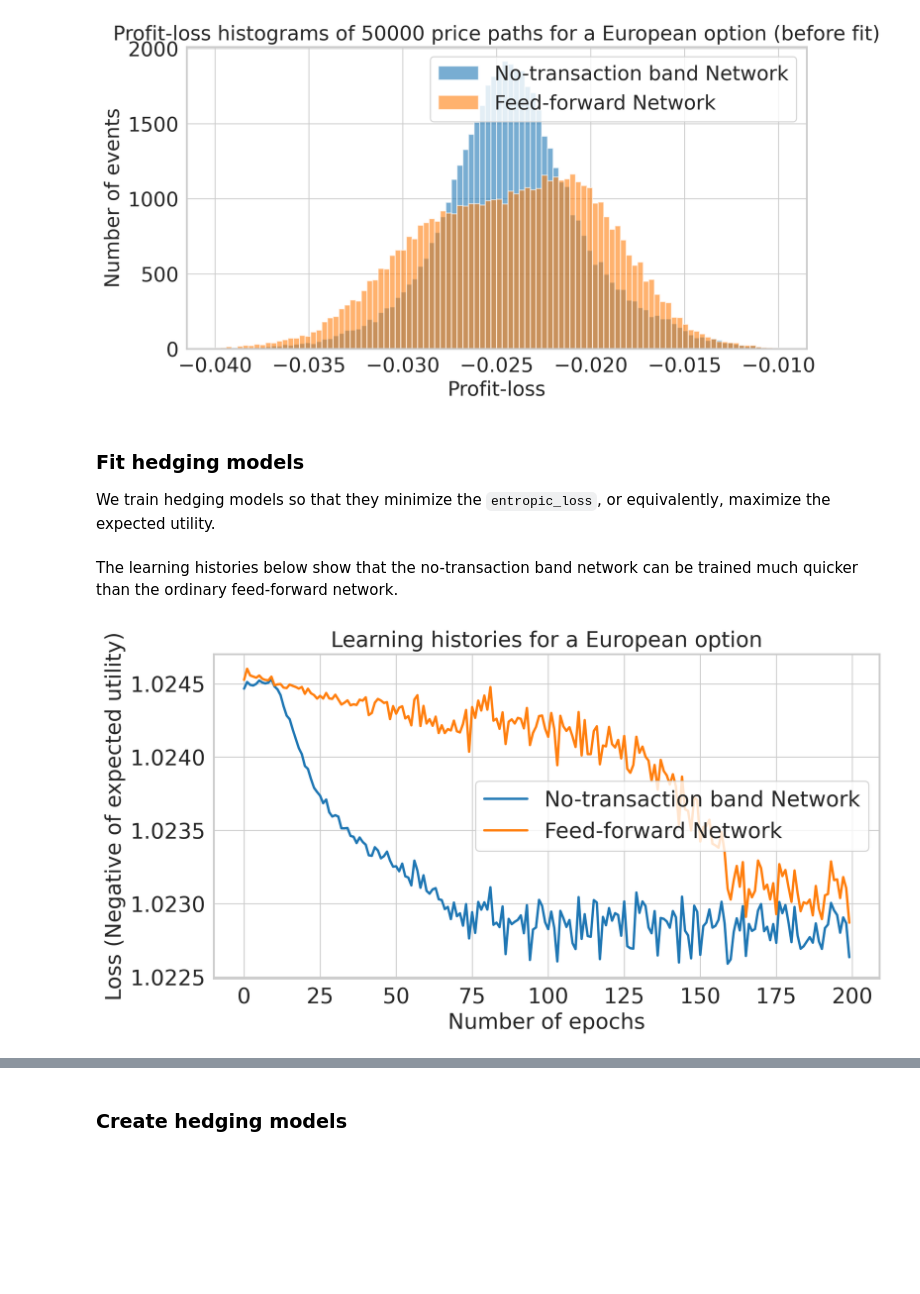
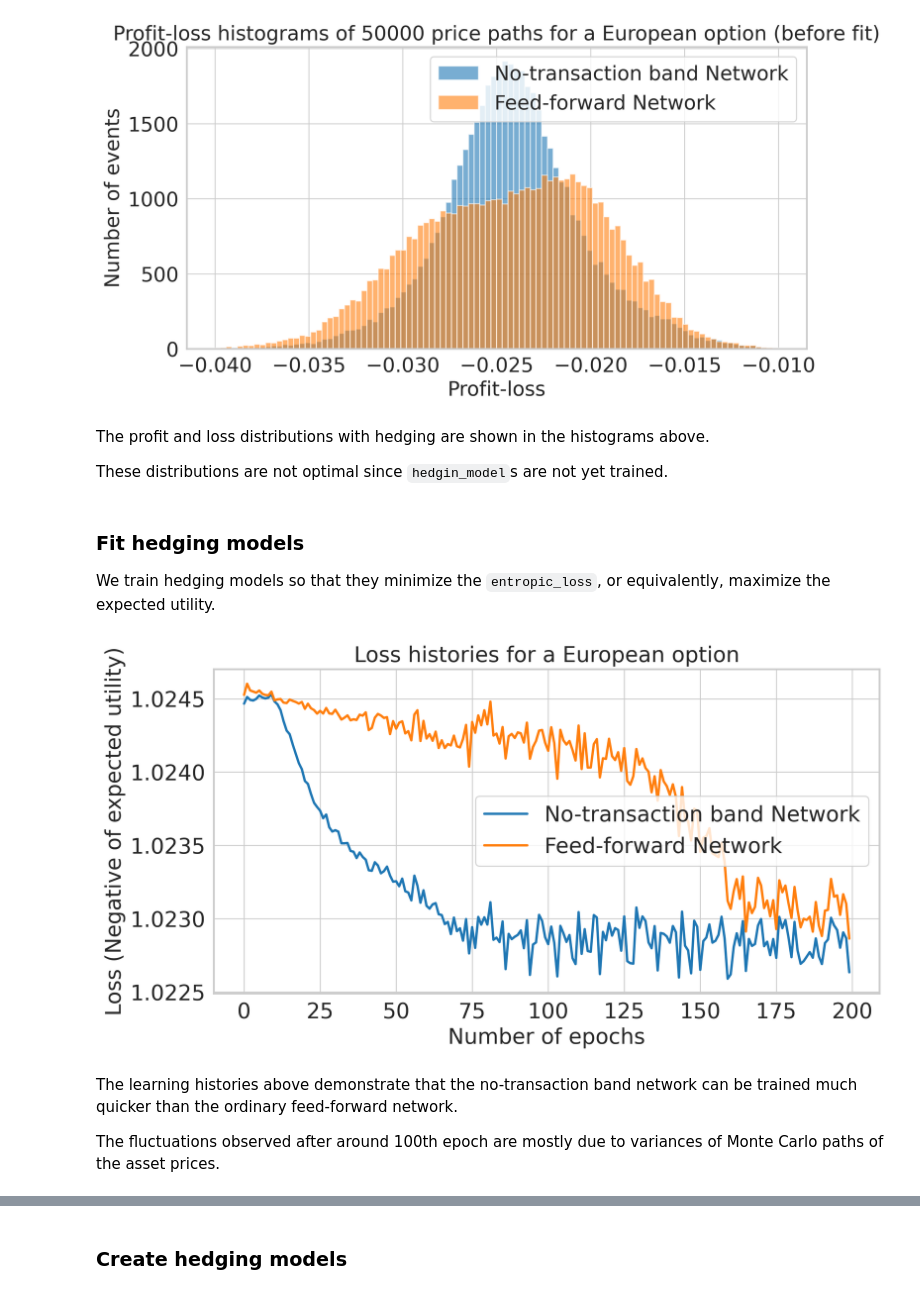
Before and after one commit to pfnet-research/NoTransactionBandNetwork, a Jupyter notebook: main.ipynb, the cells around one changed output, grey strips where cells are left out. Drawn from its saved outputs; the diff is of its cells as text; code cells hidden in the pictures; blank space fills up the shorter version.

```diff
--- a/main.ipynb
+++ b/main.ipynb
@@ -258,6 +281,10 @@ plt.legend()
 plt.show()
 # %% [output]
 [figure]
+# %% [markdown]
+The profit and loss distributions with hedging are shown in the histograms above.
+
+These distributions are not optimal since `hedgin_model`s are not yet trained.
 # %% [markdown]
 ### Fit hedging models
 
@@ -285,41 +312,43 @@ def fit(
 
     Returns
     -------
-    history : list[float]
-        Training history.
+    loss_history : list[float]
+        History of training loss.
     """
     optim = Adam(hedging_model.parameters())
 
-    history = []
-    iterations = tqdm(range(n_epochs))
+    loss_history = []
+    progress = tqdm(range(n_epochs))
 
-    for _ in iterations:
+    for _ in progress:
         optim.zero_grad()
         pnl = compute_profit_and_loss(hedging_model, payoff, cost=cost)
         loss = entropic_loss(pnl)
         loss.backward()
         optim.step()
 
-        iterations.desc = f"Loss={loss:.5f}"
-        history.append(loss.item())
+        progress.desc = f"Loss={loss:.5f}"
+        loss_history.append(loss.item())
 
-    return history
+    return loss_history
 # %%
 torch.manual_seed(42)
 history_ntb = fit(model_ntb, european_option_payoff, cost=1e-3)
 torch.manual_seed(42)
 history_ffn = fit(model_ffn, european_option_payoff, cost=1e-3)
+# %%
+plt.figure()
+plt.plot(history_ntb, label="No-transaction band Network")
+plt.plot(history_ffn, label="Feed-forward Network")
+plt.xlabel("Number of epochs")
+plt.ylabel("Loss (Negative of expected utility)")
+plt.title("Loss histories for a European option")
+plt.legend()
+plt.show()
+# %% [output]
+[figure, added]
 # %% [markdown]
-The learning histories below show that the no-transaction band network can be trained much quicker than the ordinary feed-forward network.
+The learning histories above demonstrate that the no-transaction band network can be trained much quicker than the ordinary feed-forward network.
+
+The fluctuations observed after around 100th epoch are mostly due to variances of Monte Carlo paths of the asset prices.
-# %%
-plt.figure()
-plt.plot(history_ntb, label="No-transaction band Network")
-plt.plot(history_ffn, label="Feed-forward Network")
-plt.xlabel("Number of epochs")
-plt.ylabel("Loss (Negative of expected utility)")
-plt.title("Learning histories for a European option")
-plt.legend()
-plt.show()
-# %% [output]
-[figure, removed]
 # %% [markdown]
```
Also changed, not shown: parts of 25 cells of this notebook.
